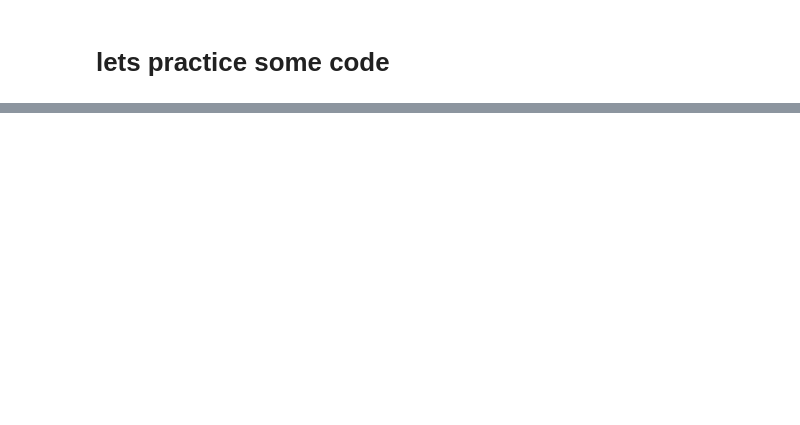
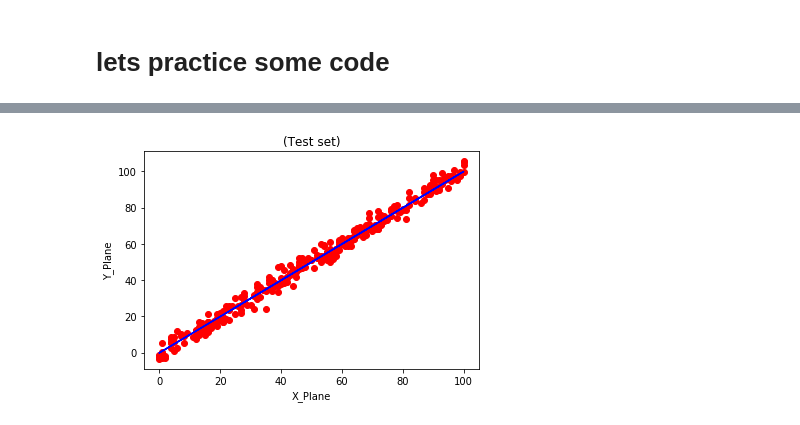
Before and after one commit to harshitahluwalia7895/100DaysOfMLCode, a Jupyter notebook: Day 2 Simple Linear Regression.ipynb, the cells around one changed output, grey strips where cells are left out. Cells and saved outputs as stored; diff of their text form; code cells hidden in the pictures; blank space fills up the shorter version.

```diff
--- a/Day 2 Simple Linear Regression.ipynb
+++ b/Day 2 Simple Linear Regression.ipynb
@@ -65,0 +126,11 @@ In the least square approach we minimize sum of squared errors(SSE) by choosing
+# %%
+# Plotting the test set
+
+plt.scatter(x_test,y_test, color='red')
+plt.plot(x_train,regressor.predict(x_train),color='blue')
+plt.title('(Test set)')
+plt.xlabel('X_Plane')
+plt.ylabel('Y_Plane')
+plt.show()
+# %% [output]
+[figure, added]
```
Also changed, not shown: parts of 11 cells of this notebook.
